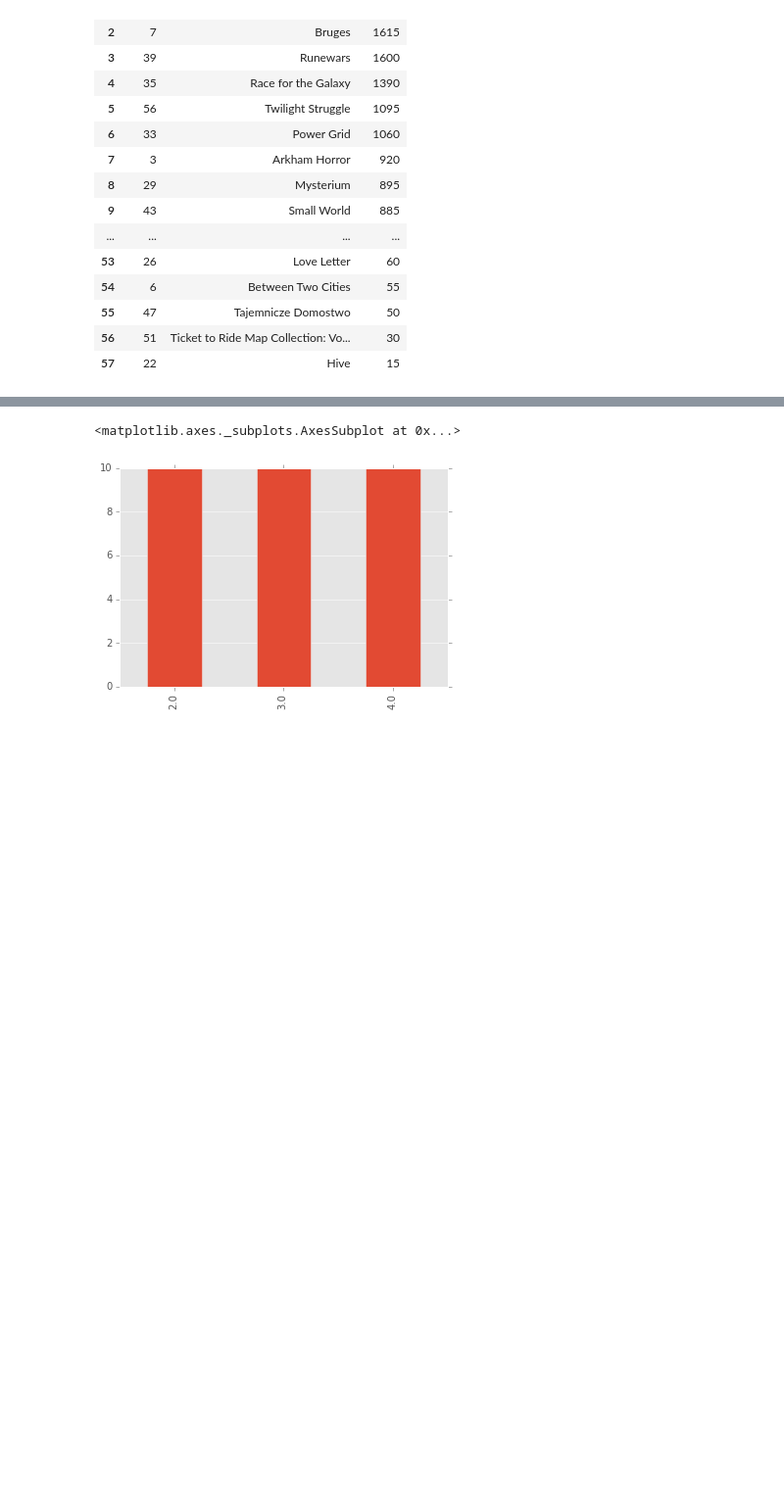
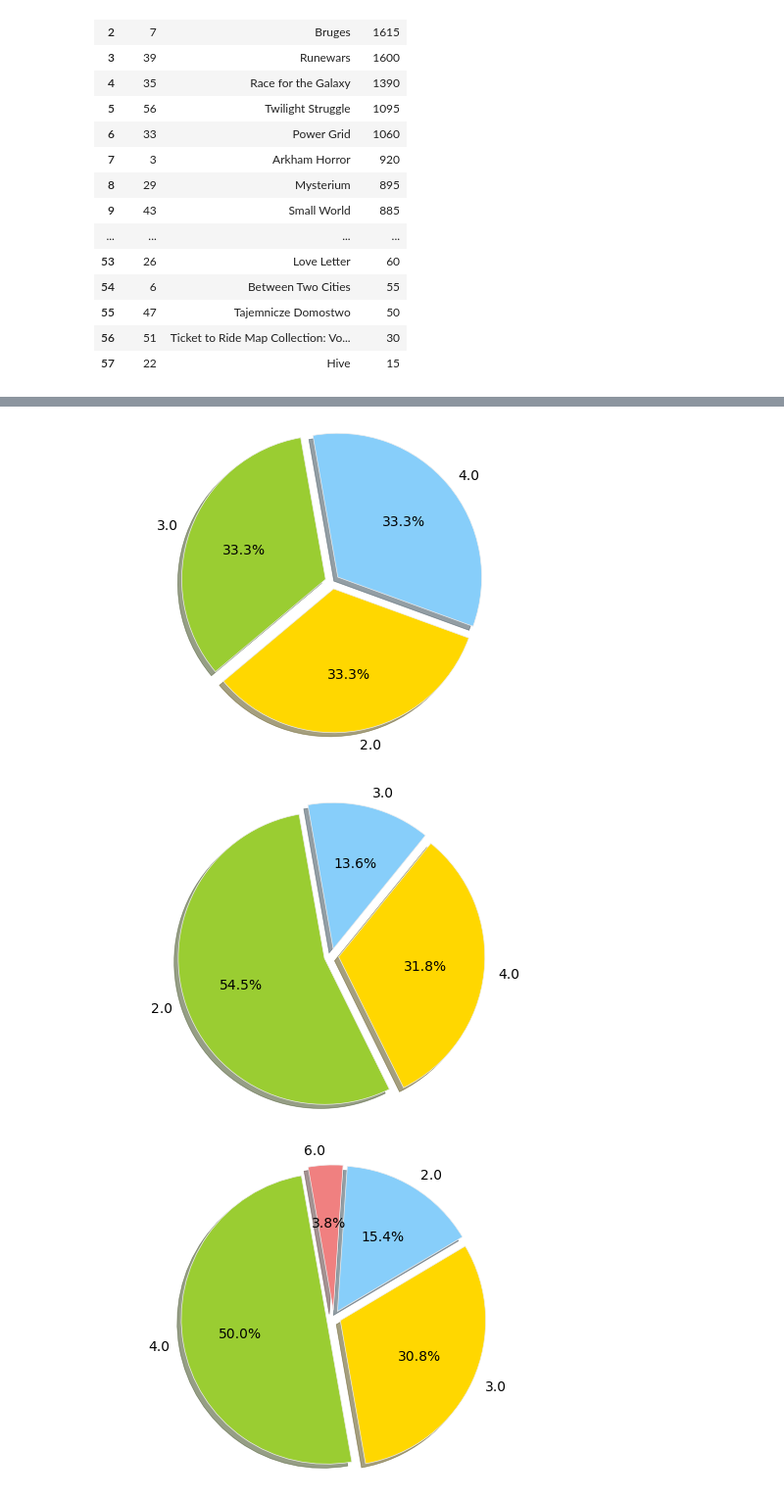
Before and after one commit to banzayats/bgg_xml_stats, a Jupyter notebook: BGG_stats.ipynb, the cells around one changed output, grey strips where cells are left out. Shown: that part at 98% size. Drawn from its saved outputs; the diff is of its cells as text; code cells hidden in the pictures; blank space fills up the shorter version.

```diff
--- a/BGG_stats.ipynb
+++ b/BGG_stats.ipynb
@@ -191,5 +191,39 @@ rtfg['Name'].groupby(rtfg.Date.dt.month).count().plot(kind="bar")
-# %%
-rtfg.Players.value_counts().sort_index().plot(kind='bar')
-# %% [output]
-<matplotlib.axes._subplots.AxesSubplot at 0x...>
-[figure, removed]
+# %%
+plt.figure(1)
+game = df[(df.Name == 'Race for the Galaxy')]
+labels = game.Players.value_counts().index.tolist()
+players = game.Players.value_counts(normalize=True).tolist()
+colors = ['yellowgreen', 'gold', 'lightskyblue']
+explode = (0.05, 0.05, 0.05)
+
+plt.pie(players, explode=explode, labels=labels, colors=colors,
+        autopct='%1.1f%%', shadow=True, startangle=100)
+plt.axis('equal')
+
+plt.figure(2)
+game = df[(df.Name == 'Bruges')]
+labels = game.Players.value_counts().index.tolist()
+players = game.Players.value_counts(normalize=True).tolist()
+colors = ['yellowgreen', 'gold', 'lightskyblue']
+explode = (0.05, 0.05, 0.05)
+
+plt.pie(players, explode=explode, labels=labels, colors=colors,
+        autopct='%1.1f%%', shadow=True, startangle=100)
+plt.axis('equal')
+
+plt.figure(3)
+game = df[(df.Name == 'Mysterium')]
+labels = game.Players.value_counts().index.tolist()
+players = game.Players.value_counts(normalize=True).tolist()
+colors = ['yellowgreen', 'gold', 'lightskyblue', 'lightcoral']
+explode = (0.05, 0.05, 0.05, 0.05)
+
+plt.pie(players, explode=explode, labels=labels, colors=colors,
+        autopct='%1.1f%%', shadow=True, startangle=100)
+plt.axis('equal')
+
+plt.show()
+# %% [output]
+[figure, added]
+[figure, added]
+[figure, added]
```
Also changed, not shown: parts of 10 cells of this notebook.
